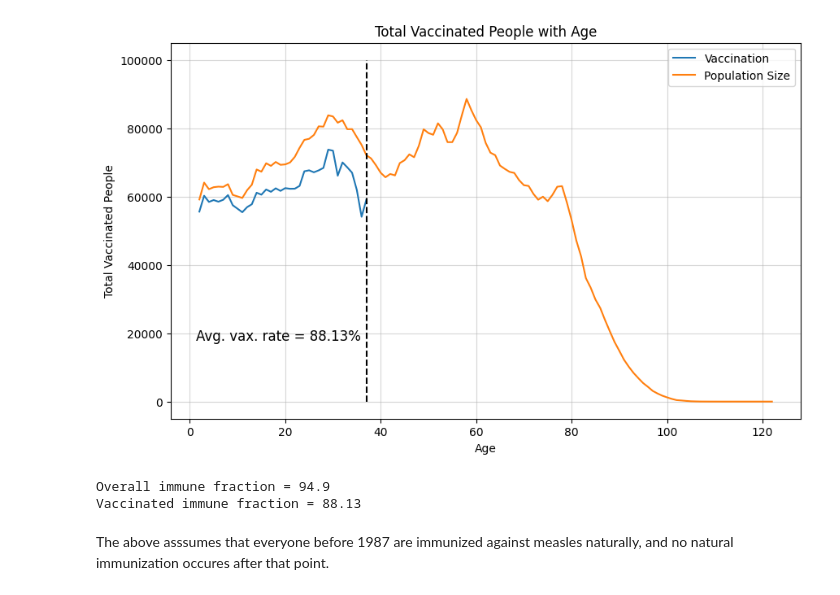
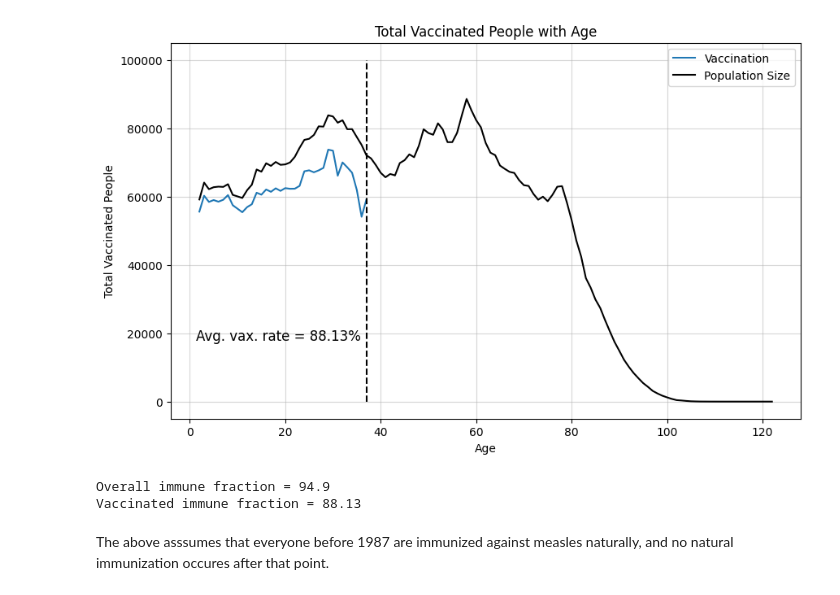
Before and after one commit to AlfredBendtzonHansen/measles-network-DK, a Jupyter notebook: vax_plots.ipynb, the cells around one changed output. Drawn from its saved outputs; the diff is of its cells as text; code cells hidden in the pictures.

```diff
--- a/vax_plots.ipynb
+++ b/vax_plots.ipynb
@@ -25,35 +25,35 @@ df_above = df[df['BIRTH YEAR'] >= 1987]
 
 df_before= df[df['BIRTH YEAR'] < 1987]
 
 #Weight rates by population number
 immune_post1987 = np.average(np.asarray(df_above['VACCINATIONRATE']), weights= np.asarray(df_above['POPULATION']))
 
 #Same for all data
 immune_all = np.average(np.asarray(df['VACCINATIONRATE']), weights= np.asarray(df['POPULATION']))
 
 # Plot the total vaccinated people as a function of birth year
 plt.figure(figsize=(10, 6))
 plt.plot(df_above['AGE'], df_above['Total Vaccinated'], linestyle='-', label = "Vaccination")
-plt.plot(df['AGE'], df['POPULATION'], linestyle='-', label = "Population Size")
+plt.plot(df['AGE'], df['POPULATION'], 'k-', label = "Population Size")
 plt.title('Total Vaccinated People with Age')
 plt.xlabel('Age')
 plt.ylabel('Total Vaccinated People')
 plt.grid(True, alpha = .5)
 plt.vlines(x = 2022-1987+2, ymin = 0, ymax = 100000, color = "black", linestyles="--")
 
 plt.text(0.04, 0.2, f'Avg. vax. rate = {round(immune_post1987*100,2)}%', transform=plt.gca().transAxes,
          fontsize=12, verticalalignment='bottom', horizontalalignment='left')
 
 
 plt.legend()
 plt.savefig("VaxvsPop.pdf", dpi = 400)
 plt.show()
 
 
 print(f'Overall immune fraction = {round(immune_all*100,2)}')
 print(f'Vaccinated immune fraction = {round(immune_post1987*100,2)}')
 # %% [output]
-[figure, old version]
+[figure, new version]
 Overall immune fraction = 94.9
 Vaccinated immune fraction = 88.13
 # %% [markdown]
```
Also changed, not shown: parts of 4 cells of this notebook, 4 other files.
